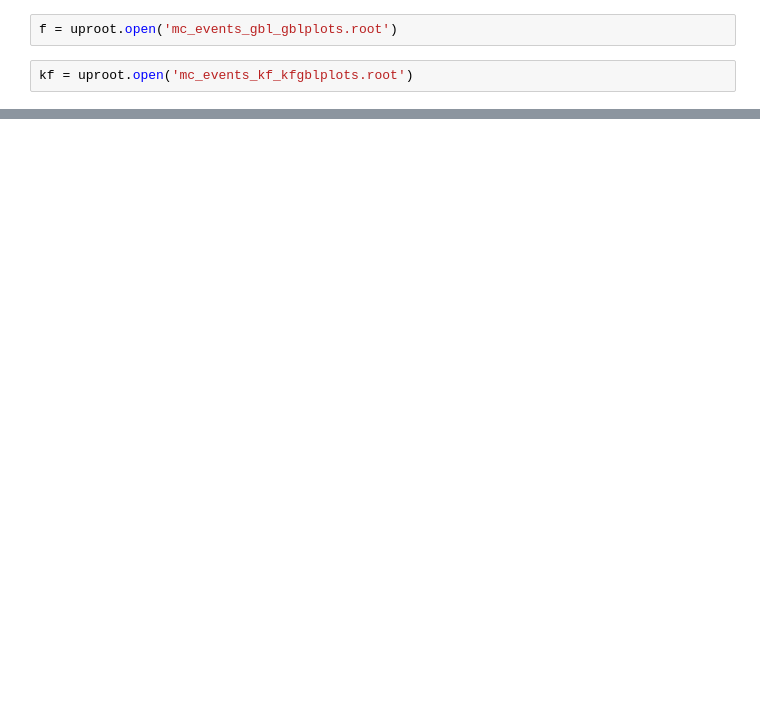
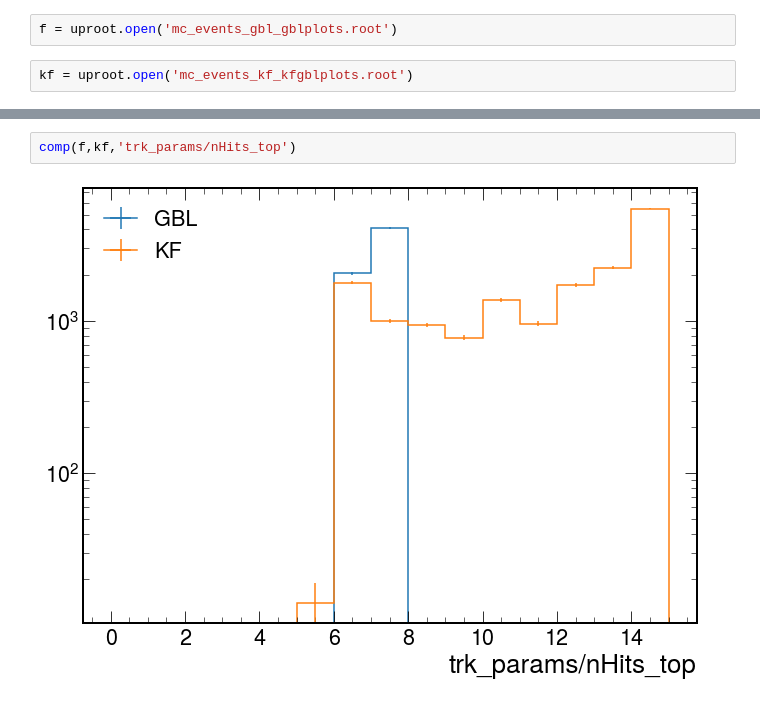
Before and after one commit to tomeichlersmith/hps, a Jupyter notebook: alignment/view.ipynb, the cells around one changed output, grey strips where cells are left out. Saved outputs shown, nothing was run; the diff lists cells and outputs as text; blank space fills up the shorter version.

```diff
--- a/alignment/view.ipynb
+++ b/alignment/view.ipynb
@@ -29,0 +37,4 @@ for h in ['Chi2_bottom','Chi2_bottom_neg','Chi2_bottom_pos','Chi2_top','Chi2_top
+# %%
+comp(f,kf,'trk_params/nHits_top')
+# %% [output]
+[figure, added]
```
Also changed, not shown: parts of 5 cells of this notebook, 2 other files.
